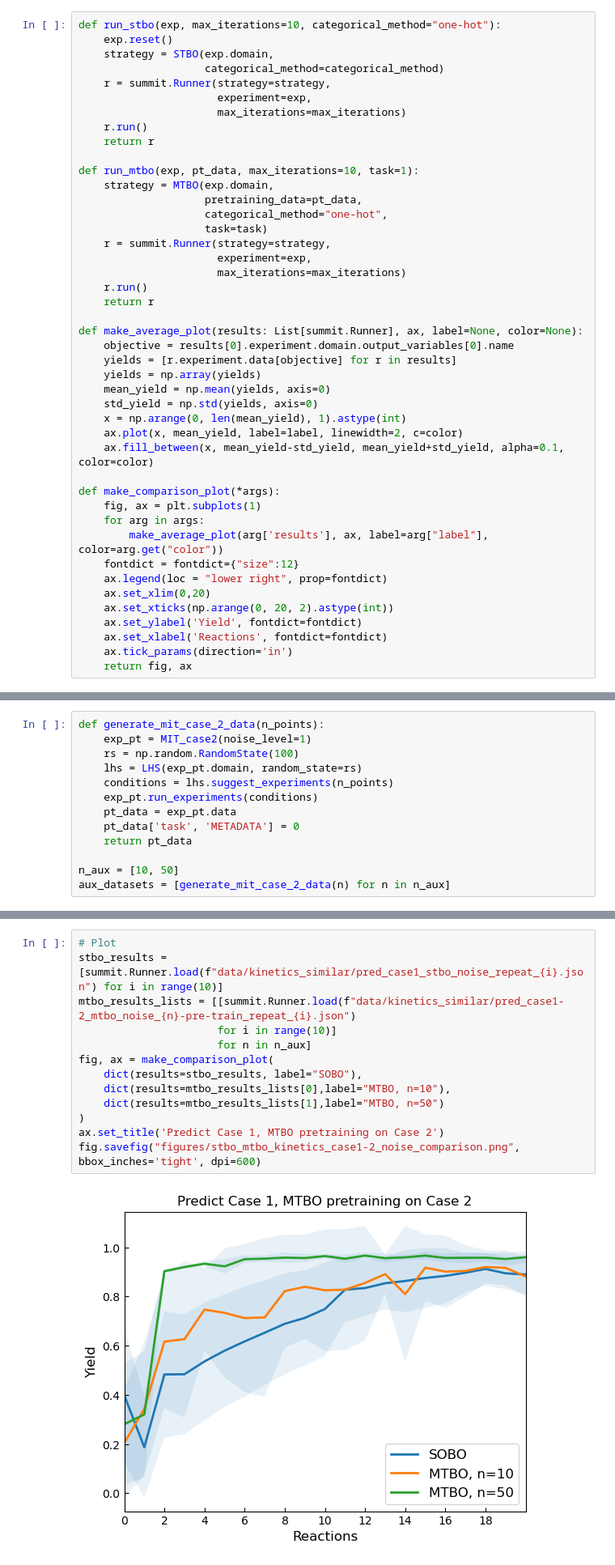
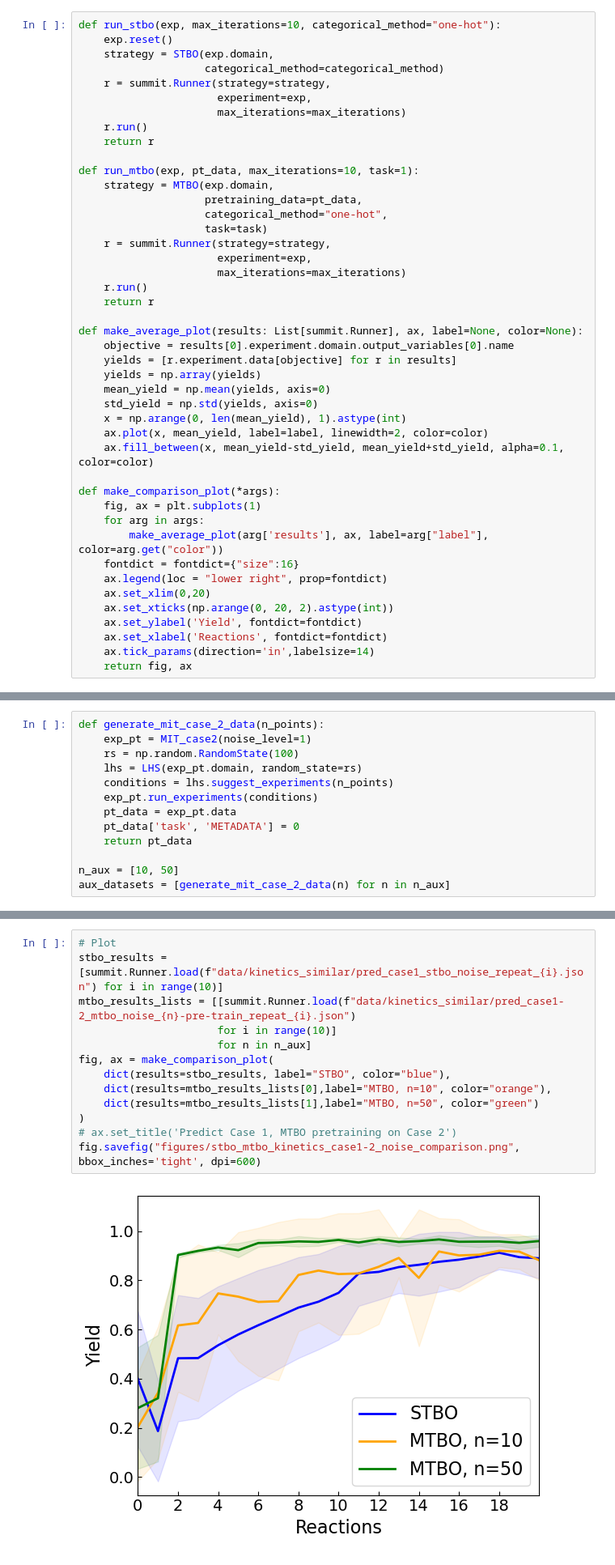
Before and after one commit to dswigh/mtbo-thesis, a Jupyter notebook: kinetic results.ipynb, the cells around one changed output, grey strips where cells are left out. Shown: that part at 81% size. Drawn from its saved outputs; the diff is of its cells as text.

Commit message:
fixed up graphs for thesis

```diff
--- a/kinetic results.ipynb
+++ b/kinetic results.ipynb
@@ -57,20 +57,20 @@ def make_average_plot(results: List[summit.Runner], ax, label=None, color=None):
     mean_yield = np.mean(yields, axis=0)
     std_yield = np.std(yields, axis=0)
     x = np.arange(0, len(mean_yield), 1).astype(int)
-    ax.plot(x, mean_yield, label=label, linewidth=2, c=color)
+    ax.plot(x, mean_yield, label=label, linewidth=2, color=color)
     ax.fill_between(x, mean_yield-std_yield, mean_yield+std_yield, alpha=0.1, color=color)
 
 def make_comparison_plot(*args):
     fig, ax = plt.subplots(1)
     for arg in args:
         make_average_plot(arg['results'], ax, label=arg["label"], color=arg.get("color"))
-    fontdict = fontdict={"size":12}
+    fontdict = fontdict={"size":16}
     ax.legend(loc = "lower right", prop=fontdict)
     ax.set_xlim(0,20)
     ax.set_xticks(np.arange(0, 20, 2).astype(int))
     ax.set_ylabel('Yield', fontdict=fontdict)
     ax.set_xlabel('Reactions', fontdict=fontdict)
-    ax.tick_params(direction='in')
+    ax.tick_params(direction='in',labelsize=14)
     return fig, ax
 # %%
 N_REPEATS = 10
@@ -131,18 +131,18 @@ Repeat 9
 # %%
 # Plot
 stbo_results = [summit.Runner.load(f"data/kinetics_similar/pred_case1_stbo_noise_repeat_{i}.json") for i in range(10)]
 mtbo_results_lists = [[summit.Runner.load(f"data/kinetics_similar/pred_case1-2_mtbo_noise_{n}-pre-train_repeat_{i}.json")
                       for i in range(10)]
                       for n in n_aux]
 fig, ax = make_comparison_plot(
-    dict(results=stbo_results, label="SOBO"),
-    dict(results=mtbo_results_lists[0],label="MTBO, n=10"),
-    dict(results=mtbo_results_lists[1],label="MTBO, n=50")
+    dict(results=stbo_results, label="STBO", color="blue"),
+    dict(results=mtbo_results_lists[0],label="MTBO, n=10", color="orange"),
+    dict(results=mtbo_results_lists[1],label="MTBO, n=50", color="green")
 )
-ax.set_title('Predict Case 1, MTBO pretraining on Case 2')
+# ax.set_title('Predict Case 1, MTBO pretraining on Case 2')
 fig.savefig("figures/stbo_mtbo_kinetics_case1-2_noise_comparison.png", bbox_inches='tight', dpi=600)
 # %% [output]
-[figure, old version]
+[figure, new version]
 # %% [markdown]
 ### Predict Case 2, MTBO pretraining on Case 1 (Same Mechanism)
 # %%
```
Also changed, not shown: parts of 7 cells of this notebook.
